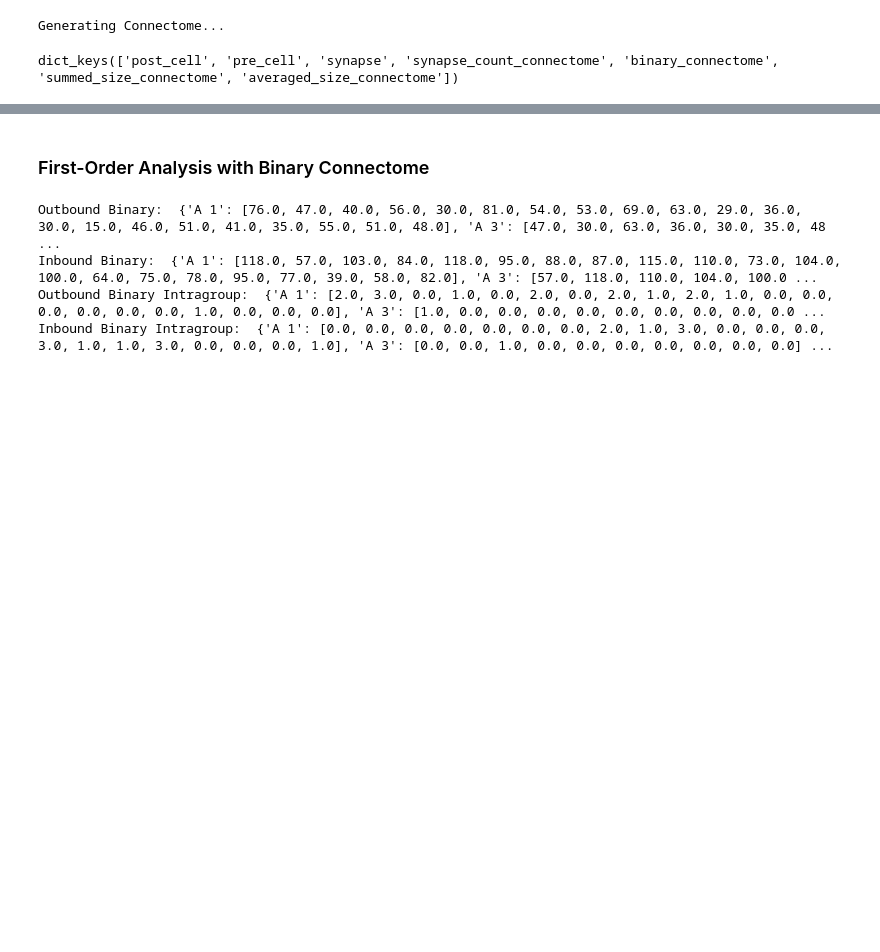
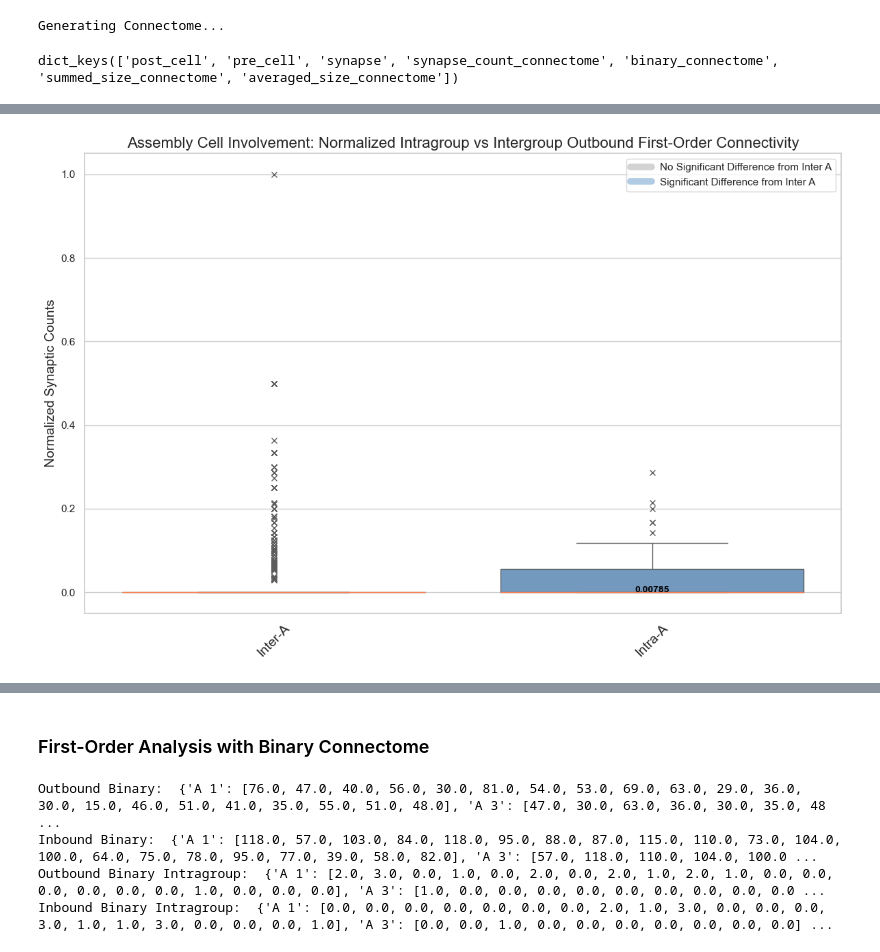
Before and after one commit to Jawagnercarena/Assembly_Organization, a Jupyter notebook: AssemblyPaperFigures/FigureCode/Figure5/Figure5_pyr_only_rectangular.ipynb, the cells around one changed output, grey strips where cells are left out. Cells and saved outputs as stored; diff of their text form; code cells hidden in the pictures; blank space fills up the shorter version.

```diff
--- a/AssemblyPaperFigures/FigureCode/Figure5/Figure5_pyr_only_rectangular.ipynb
+++ b/AssemblyPaperFigures/FigureCode/Figure5/Figure5_pyr_only_rectangular.ipynb
@@ -106,0 +368,10 @@ Mean First-Order Binary Connections of No Assembly Set: 38.25
+# %%
+inter_vs_intra_connections_plot(input_connections_dict = outbound_syn_count_intra_vs_inter_first_order_connections,
+                                     directionality = 'Outbound',
+                                     binary_counts = False,
+                                     syn_counts = True,
+                                     summed_psd = False,
+                                     average_psd = False,
+                                     show_p_vals = True)
+# %% [output]
+[figure, added]
```
Also changed, not shown: parts of 18 cells of this notebook, 10 other files.
